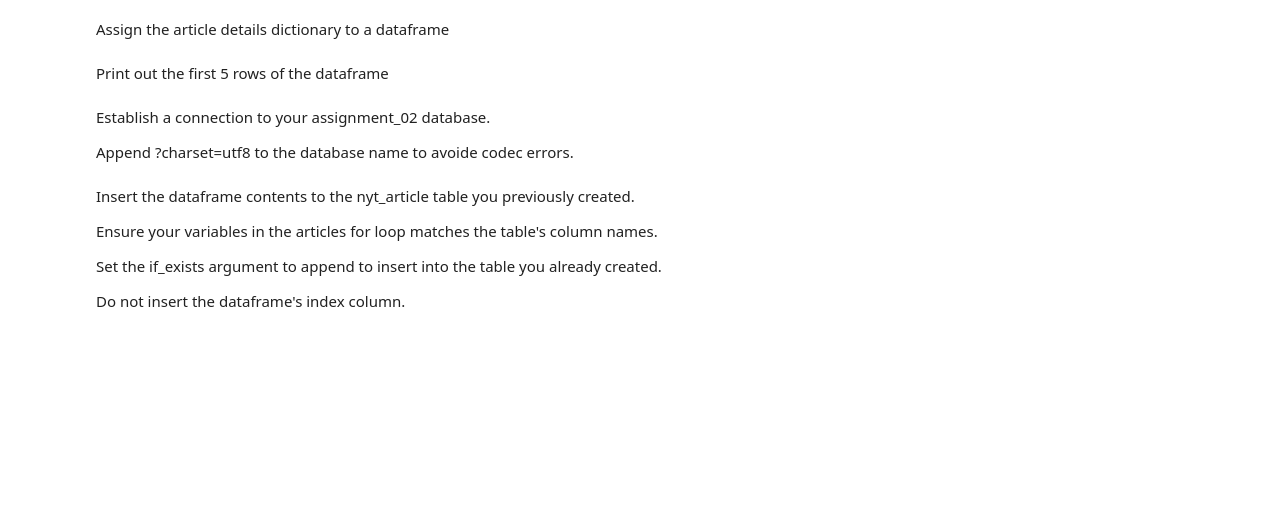
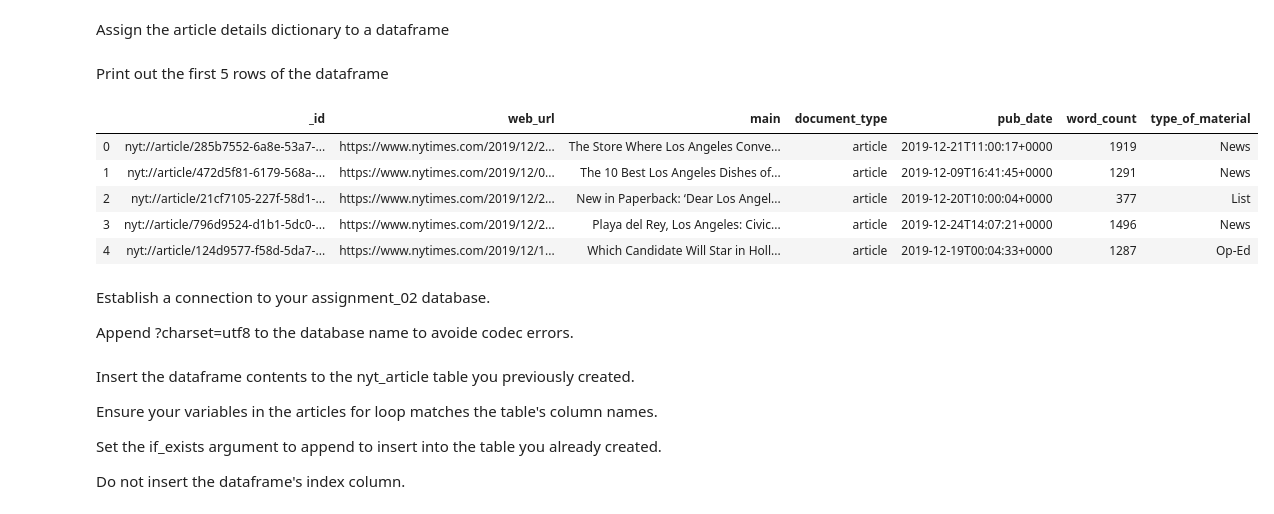
Before and after one commit to Icetalon21/SQL_Business_Apps, a Jupyter notebook: assignment2/NY Times Article Search API Template.ipynb, the cells around one changed output. Drawn from its saved outputs; the diff is of its cells as text; code cells hidden in the pictures; blank space fills up the shorter version.

```diff
--- a/assignment2/NY Times Article Search API Template.ipynb
+++ b/assignment2/NY Times Article Search API Template.ipynb
@@ -38,3 +39,5 @@ articles_request.text
 '{"status":"OK","copyright":"Copyright (c) 2020 The New York Times Company. All Rights Reserved.","response":{"docs":[{"abstract":"LA Fresh Poultry, a halal-style butchery, caters to a diverse cliente ...
 # %% [markdown]
 Decode the API result text as JSON
+# %%
+json.loads(articles_request.text)
@@ -86,7 +109,7 @@ list
 nyt_article_data = {
     '_id':[],
     'web_url':[],
-    'headline':[],
+    'main':[],
     'document_type':[],
     'pub_date':[],
     'word_count':[],
@@ -102,15 +125,16 @@ for article in articles:
     nyt_article_data['web_url'].append(web_url)
     print (web_url)
 
-    headline = article['headline']
-    nyt_article_data['headline'].append(headline)
-    print (headline)
+    main = article['headline']['main']
+    nyt_article_data['main'].append(main)
+    print (main)
 
     document_type = article['document_type']
     nyt_article_data['document_type'].append(document_type)
     print (document_type)
 
     pub_date = article['pub_date']
+    datetime.strptime(pub_date, '%Y-%m-%dT%H:%M:%S%z')
     nyt_article_data['pub_date'].append(pub_date)
     print (pub_date)
 
@@ -146,7 +174,19 @@ Print out the contents of the article details dictionary
 # %% [markdown]
 Assign the article details dictionary to a dataframe
+# %%
+df = pd.DataFrame(nyt_article_data)
+df.to_csv('NYTArticleDetailsDictionary.csv', index=False)
 # %% [markdown]
 Print out the first 5 rows of the dataframe
+# %%
+df.head(5)
+# %% [output]
+|  | _id | web_url | main | document_type | pub_date | word_count | type_of_material |
+| 0 | nyt://article/285b7552-6a8e-53a7-... | https://www.nytimes.com/2019/12/2... | The Store Where Los Angeles Conve... | article | 2019-12-21T11:00:17+0000 | 1919 | News |
+| 1 | nyt://article/472d5f81-6179-568a-... | https://www.nytimes.com/2019/12/0... | The 10 Best Los Angeles Dishes of... | article | 2019-12-09T16:41:45+0000 | 1291 | News |
+| 2 | nyt://article/21cf7105-227f-58d1-... | https://www.nytimes.com/2019/12/2... | New in Paperback: ‘Dear Los Angel... | article | 2019-12-20T10:00:04+0000 | 377 | List |
+| 3 | nyt://article/796d9524-d1b1-5dc0-... | https://www.nytimes.com/2019/12/2... | Playa del Rey, Los Angeles: Civic... | article | 2019-12-24T14:07:21+0000 | 1496 | News |
+| 4 | nyt://article/124d9577-f58d-5da7-... | https://www.nytimes.com/2019/12/1... | Which Candidate Will Star in Holl... | article | 2019-12-19T00:04:33+0000 | 1287 | Op-Ed |
 # %% [markdown]
 Establish a connection to your assignment_02 database.
 
```
Also changed, not shown: parts of 17 cells of this notebook.
